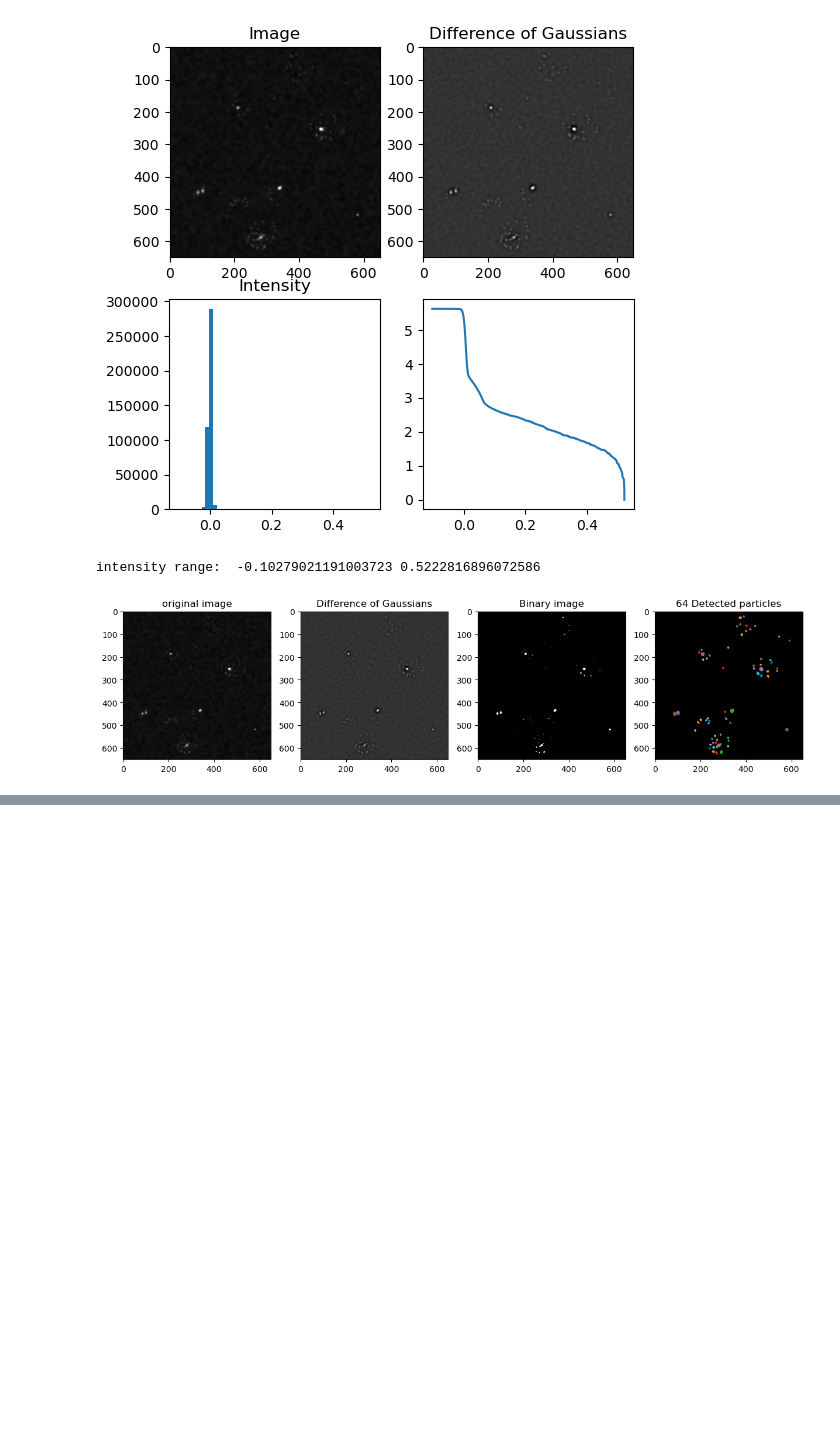
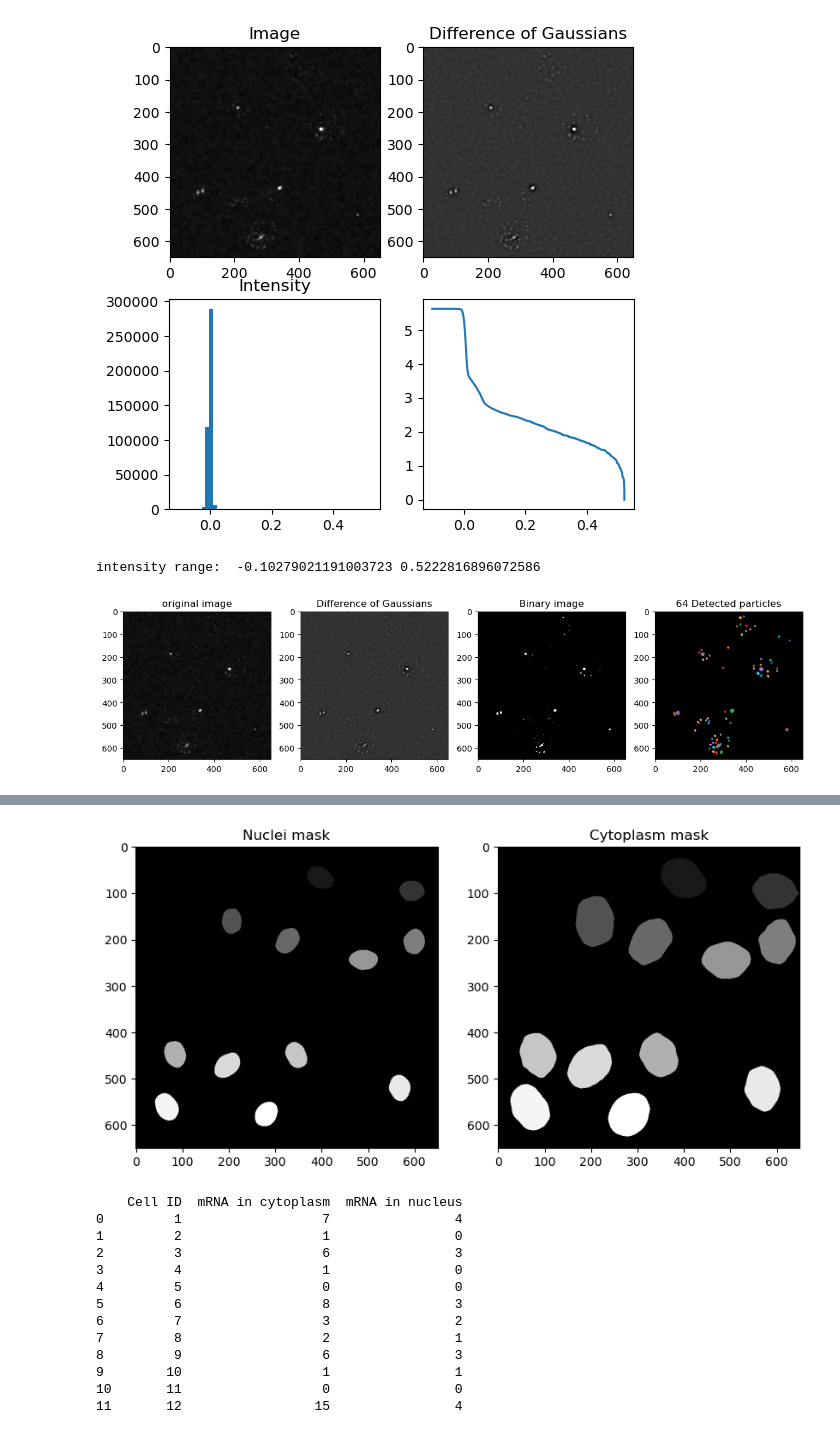
Before and after one commit to Munsky/UQbio2024_Team4, a Jupyter notebook: Pilar.ipynb, the cells around one changed output, grey strips where cells are left out. Saved outputs shown, nothing was run; the diff lists cells and outputs as text; code cells hidden in the pictures; blank space fills up the shorter version.

Commit message:
working mRNA count for 1 frame

```diff
--- a/Pilar.ipynb
+++ b/Pilar.ipynb
@@ -178,0 +140,77 @@ FileNotFoundError: [Errno 2] No such file or directory: '/Users/pilarameijeiras/
+# %%
+#import the masks
+figName = 'Drug1_1000nM_masks/rep1_FOV1_mask.tif'
+img_masks = imread(str(figName))
+
+#separate the channels of the mask tiff
+nuc_mask = img_masks[:,:,0] #nuclei mask
+cyto_mask = img_masks[:,:,1] #cytoplasm mask
+
+#plot the masks
+fig, ax = plt.subplots(1, 2, figsize=(10, 5))
+ax[0].imshow(nuc_mask, cmap='Greys_r')
+ax[0].set(title='Nuclei mask')
+ax[1].imshow(cyto_mask, cmap='Greys_r')
+ax[1].set(title='Cytoplasm mask')
+plt.show()
+
+df = pd.DataFrame(columns=['Spot centroid', 'mRNA in cytoplasm', 'mRNA in nuclei'])
+#Iterate over the spots and check if they are inside the cytoplasm mask and the nuclei mask
+# Before the loop, initialize an empty list to hold the new rows
+
+from skimage.measure import label, regionprops
+import pandas as pd
+import numpy as np
+
+# Label each unique cell in the nucleus and cytoplasm masks
+labeled_nuc_mask = label(nuc_mask)
+labeled_cyto_mask = label(cyto_mask)
+
+# Initialize a DataFrame to hold the counts
+df_counts = pd.DataFrame(columns=['Cell ID', 'mRNA in cytoplasm', 'mRNA in nucleus'])
+
+# Initialize a list to hold the data
+data = []
+
+# Iterate over each unique cell in the nucleus mask
+for region in regionprops(labeled_nuc_mask):
+    cell_id = region.label
+    nuc_count = 0
+    cyto_count = 0
+
+    # Iterate over each mRNA spot
+    for spot in spot_contours:
+        spot_centroid = np.mean(spot, axis=0)
+        y, x = int(spot_centroid[0]), int(spot_centroid[1])
+
+        # Check if the spot is inside this nucleus
+        if labeled_nuc_mask[y, x] == cell_id:
+            nuc_count += 1
+
+        # Check if the spot is inside the corresponding cytoplasm
+        if labeled_cyto_mask[y, x] == cell_id:
+            cyto_count += 1
+
+    # Append the counts to the list
+    data.append({'Cell ID': cell_id, 'mRNA in cytoplasm': cyto_count, 'mRNA in nucleus': nuc_count})
+
+# Create the DataFrame from the list
+df_counts = pd.DataFrame(data)
+
+# Print or save the DataFrame
+print(df_counts)
+# %% [output]
+[figure, added]
+    Cell ID  mRNA in cytoplasm  mRNA in nucleus
+0         1                  7                4
+1         2                  1                0
+2         3                  6                3
+3         4                  1                0
+4         5                  0                0
+5         6                  8                3
+6         7                  3                2
+7         8                  2                1
+8         9                  6                3
+9        10                  1                1
+10       11                  0                0
+11       12                 15                4
```
Also changed, not shown: parts of 4 cells of this notebook.
